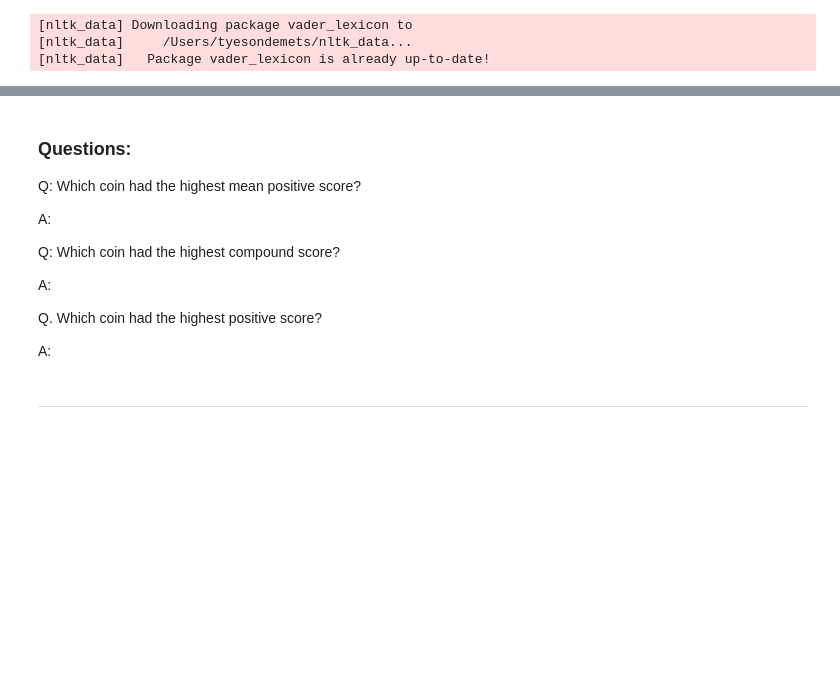
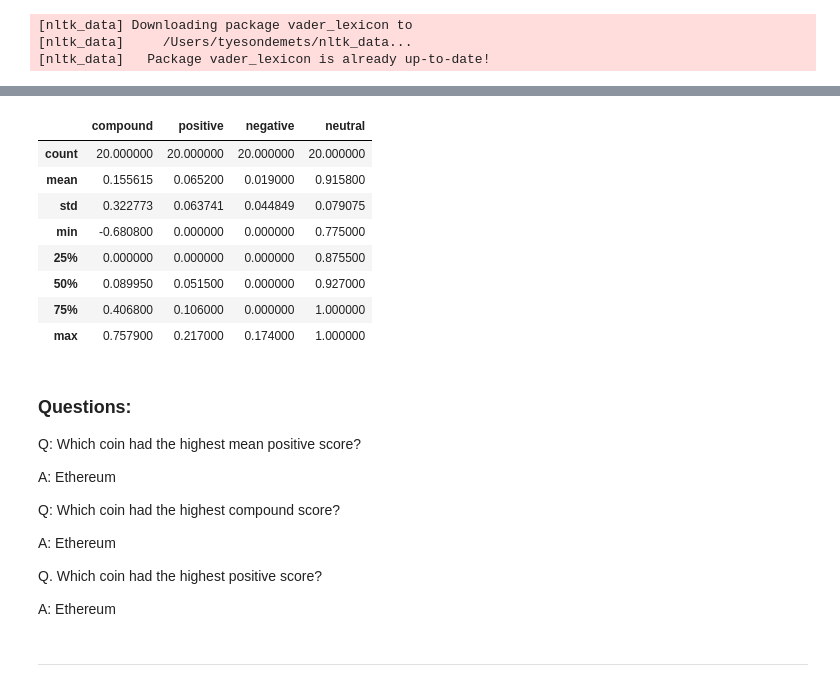
Before and after one commit to tyedem/Tales_from_the_Crypto, a Jupyter notebook: crypto_sentiment.ipynb, the cells around one changed output, grey strips where cells are left out. Saved outputs shown, nothing was run; the diff lists cells and outputs as text; code cells hidden in the pictures; blank space fills up the shorter version.

```diff
--- a/crypto_sentiment.ipynb
+++ b/crypto_sentiment.ipynb
@@ -67,6 +62,6 @@ btc_news
 # %%
 # Fetch the Ethereum news articles
-eth_news = newsapi.get_everything(q='ethereum', language='en')
+eth_news = newsapi.get_everything(q='ethereum' or 'eth', language='en')
 # %%
 #Display articles
 eth_news
@@ -167,0 +192,33 @@ crypto_df
+# %%
+# Create the Ethereum sentiment scores DataFrame
+eth_sentiments = []
+
+for article in eth_news['articles']:
+    try:
+        text = article["content"]
+        date = article["publishedAt"]
+        sentiment = analyzer.polarity_scores(text)
+        compound = sentiment["compound"]
+        pos = sentiment["pos"]
+        neu = sentiment["neu"]
+        neg = sentiment["neg"]
+
+        eth_sentiments.append({
+            "text": text,
+            "date": date,
+            "compound": compound,
+            "positive": pos,
+            "negative": neg,
+            "neutral": neu
+
+        })
+    except AttributeError:
+        pass
+# Create DataFrame
+eth_sentiments_df = pd.DataFrame(eth_sentiments)
+
+#Reorder DataFrame columns
+cols = ["date", "text", "compound", "positive", "negative", "neutral"]
+eth_sentiments_df = eth_sentiments_df[cols]
+
+eth_sentiments_df.head()
@@ -171,20 +245,30 @@ crypto_df
 # %%
 # Describe the Ethereum Sentiment
-# YOUR CODE HERE!
+eth_sentiments_df.describe()
+# %% [output]
+|  | compound | positive | negative | neutral |
+| count | 20.000000 | 20.000000 | 20.000000 | 20.000000 |
+| mean | 0.155615 | 0.065200 | 0.019000 | 0.915800 |
+| std | 0.322773 | 0.063741 | 0.044849 | 0.079075 |
+| min | -0.680800 | 0.000000 | 0.000000 | 0.775000 |
+| 25% | 0.000000 | 0.000000 | 0.000000 | 0.875500 |
+| 50% | 0.089950 | 0.051500 | 0.000000 | 0.927000 |
+| 75% | 0.406800 | 0.106000 | 0.000000 | 1.000000 |
+| max | 0.757900 | 0.217000 | 0.174000 | 1.000000 |
 # %% [markdown]
 ### Questions:
 
 Q: Which coin had the highest mean positive score?
 
-A:
+A: Ethereum
 
 Q: Which coin had the highest compound score?
 
-A:
+A: Ethereum
 
 Q. Which coin had the highest positive score?
 
-A:
+A: Ethereum
 # %% [markdown]
 ---
 # %% [markdown]
```
Also changed, not shown: parts of 28 cells of this notebook, 2 other files.
